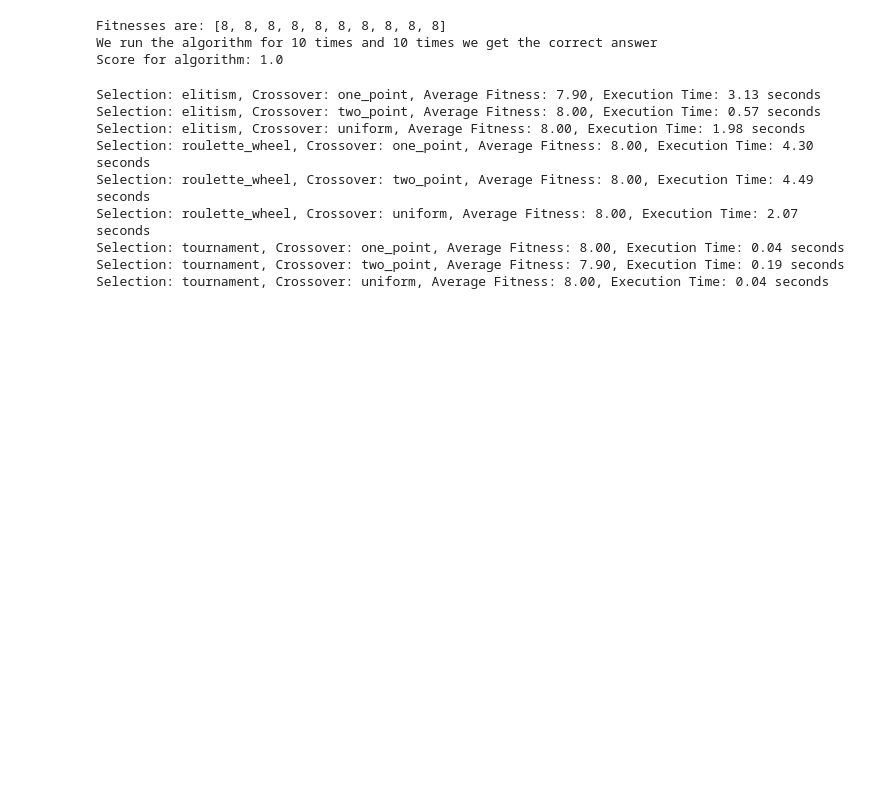
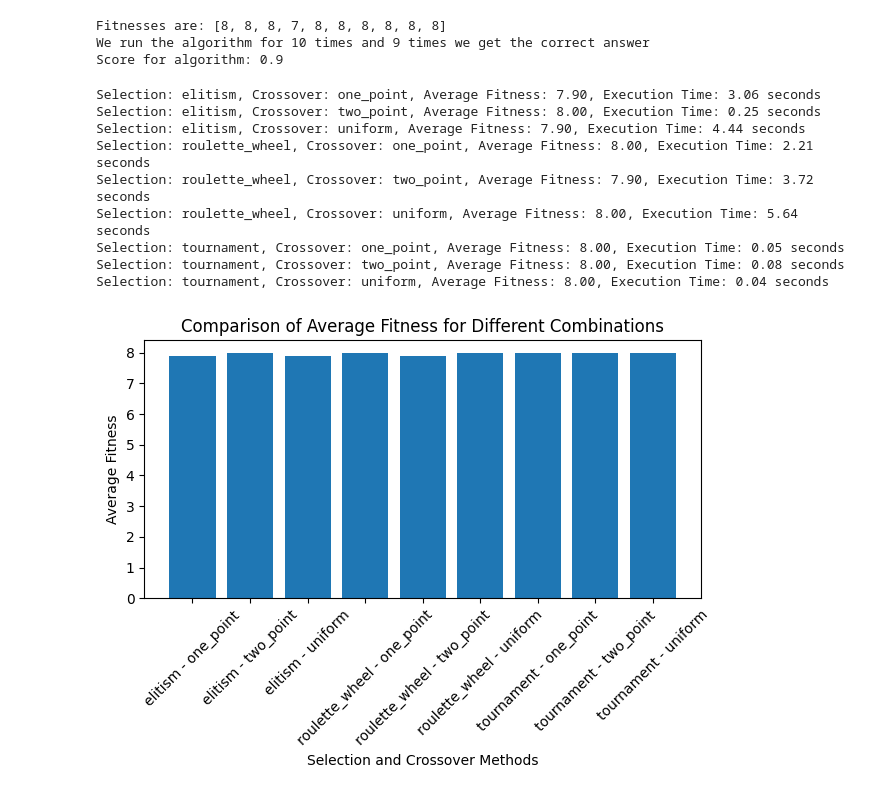
Before and after one commit to IAmirKhani/NQueens-using-genetic-algorithm, a Jupyter notebook: project_6.ipynb, the cells around one changed output. Drawn from its saved outputs; the diff is of its cells as text; code cells hidden in the pictures; blank space fills up the shorter version.

```diff
--- a/project_6.ipynb
+++ b/project_6.ipynb
@@ -147,8 +140,8 @@ for _ in range(num_iter):
     validation.append(fitness(solution, n))
 
 complete_answers = 0
-for fitness in validation:
-    if fitness == n:
+for fit in validation:
+    if fit == n:
         complete_answers+=1
     else:
         continue
@@ -157,9 +150,9 @@ print(f'Fitnesses are: {validation}')
 print(f'We run the algorithm for {num_iter} times and {complete_answers} times we get the correct answer')
 print(f'Score for algorithm: {complete_answers/num_iter}')
 # %% [output]
-Fitnesses are: [8, 8, 8, 8, 8, 8, 8, 8, 8, 8]
-We run the algorithm for 10 times and 10 times we get the correct answer
-Score for algorithm: 1.0
+Fitnesses are: [8, 8, 8, 7, 8, 8, 8, 8, 8, 8]
+We run the algorithm for 10 times and 9 times we get the correct answer
+Score for algorithm: 0.9
 # %%
 selection_methods = {
     'elitism': elitism_selection,
@@ -177,22 +170,22 @@ results = []
 
 for selection_name, selection_method in selection_methods.items():
     for crossover_name, crossover_method in crossover_methods.items():
-        average_fitness = 0
+        avg_fitness = 0
         execution_time = 0
 
         for _ in range(10):
             start_time = time.time()
             solution = genetic_algorithm(n, population_size, generations, selection_method, crossover_method)
             execution_time += time.time() - start_time
-            average_fitness += fitness(solution, n)
+            avg_fitness += fitness(solution, n)
 
-        average_fitness /= 10
+        avg_fitness /= 10
         execution_time /= 10
 
         results.append({
             'selection': selection_name,
             'crossover': crossover_name,
-            'average_fitness': average_fitness,
+            'average_fitness': avg_fitness,
             'execution_time': execution_time
         })
 
@@ -200,12 +193,32 @@ for result in results:
     print("Selection: {}, Crossover: {}, Average Fitness: {:.2f}, Execution Time: {:.2f} seconds".format(
         result['selection'], result['crossover'], result['average_fitness'], result['execution_time']))
 # %% [output]
-Selection: elitism, Crossover: one_point, Average Fitness: 7.90, Execution Time: 3.13 seconds
-Selection: elitism, Crossover: two_point, Average Fitness: 8.00, Execution Time: 0.57 seconds
-Selection: elitism, Crossover: uniform, Average Fitness: 8.00, Execution Time: 1.98 seconds
-Selection: roulette_wheel, Crossover: one_point, Average Fitness: 8.00, Execution Time: 4.30 seconds
-Selection: roulette_wheel, Crossover: two_point, Average Fitness: 8.00, Execution Time: 4.49 seconds
-Selection: roulette_wheel, Crossover: uniform, Average Fitness: 8.00, Execution Time: 2.07 seconds
-Selection: tournament, Crossover: one_point, Average Fitness: 8.00, Execution Time: 0.04 seconds
-Selection: tournament, Crossover: two_point, Average Fitness: 7.90, Execution Time: 0.19 seconds
+Selection: elitism, Crossover: one_point, Average Fitness: 7.90, Execution Time: 3.06 seconds
+Selection: elitism, Crossover: two_point, Average Fitness: 8.00, Execution Time: 0.25 seconds
+Selection: elitism, Crossover: uniform, Average Fitness: 7.90, Execution Time: 4.44 seconds
+Selection: roulette_wheel, Crossover: one_point, Average Fitness: 8.00, Execution Time: 2.21 seconds
+Selection: roulette_wheel, Crossover: two_point, Average Fitness: 7.90, Execution Time: 3.72 seconds
+Selection: roulette_wheel, Crossover: uniform, Average Fitness: 8.00, Execution Time: 5.64 seconds
+Selection: tournament, Crossover: one_point, Average Fitness: 8.00, Execution Time: 0.05 seconds
+Selection: tournament, Crossover: two_point, Average Fitness: 8.00, Execution Time: 0.08 seconds
 Selection: tournament, Crossover: uniform, Average Fitness: 8.00, Execution Time: 0.04 seconds
+# %%
+import matplotlib.pyplot as plt
+
+def plot_fitness(results):
+    labels = [f"{r['selection']} - {r['crossover']}" for r in results]
+    fitness_values = [r['average_fitness'] for r in results]
+
+    x = range(len(labels))
+
+    plt.bar(x, fitness_values)
+    plt.xticks(x, labels, rotation=45)
+    plt.xlabel('Selection and Crossover Methods')
+    plt.ylabel('Average Fitness')
+    plt.title('Comparison of Average Fitness for Different Combinations')
+    plt.tight_layout()
+    plt.show()
+
+plot_fitness(results)
+# %% [output]
+[figure, added]
```
Also changed, not shown: parts of 3 cells of this notebook.
